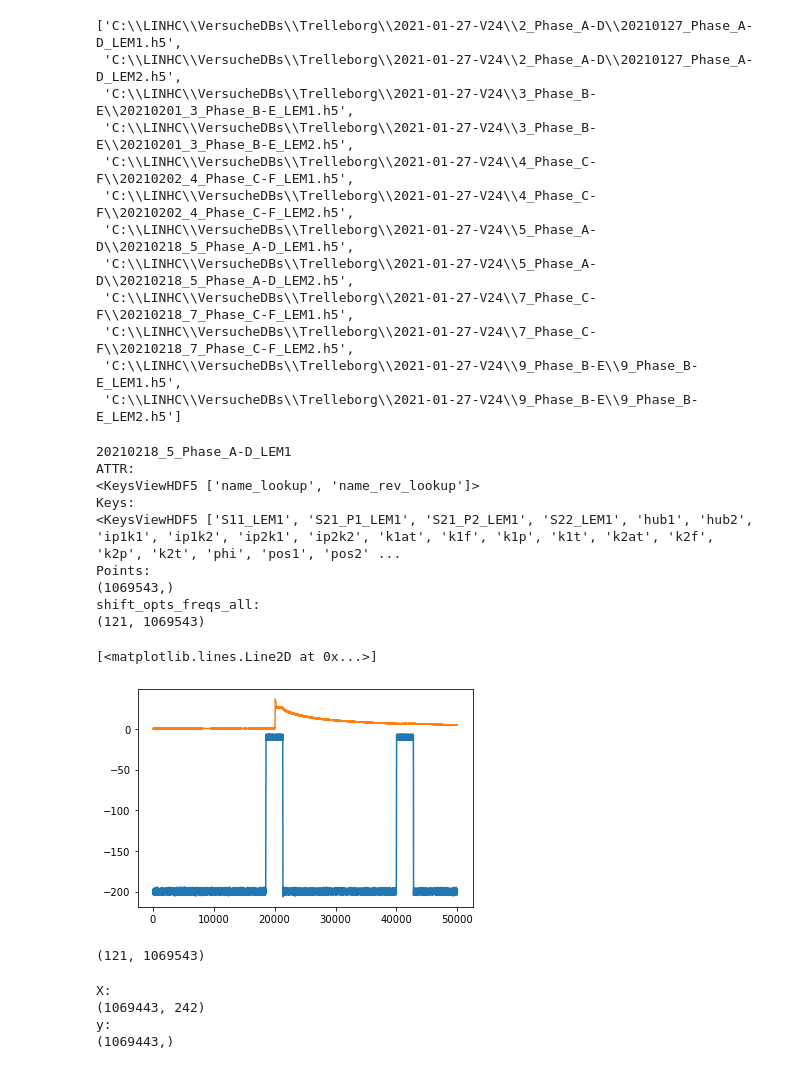
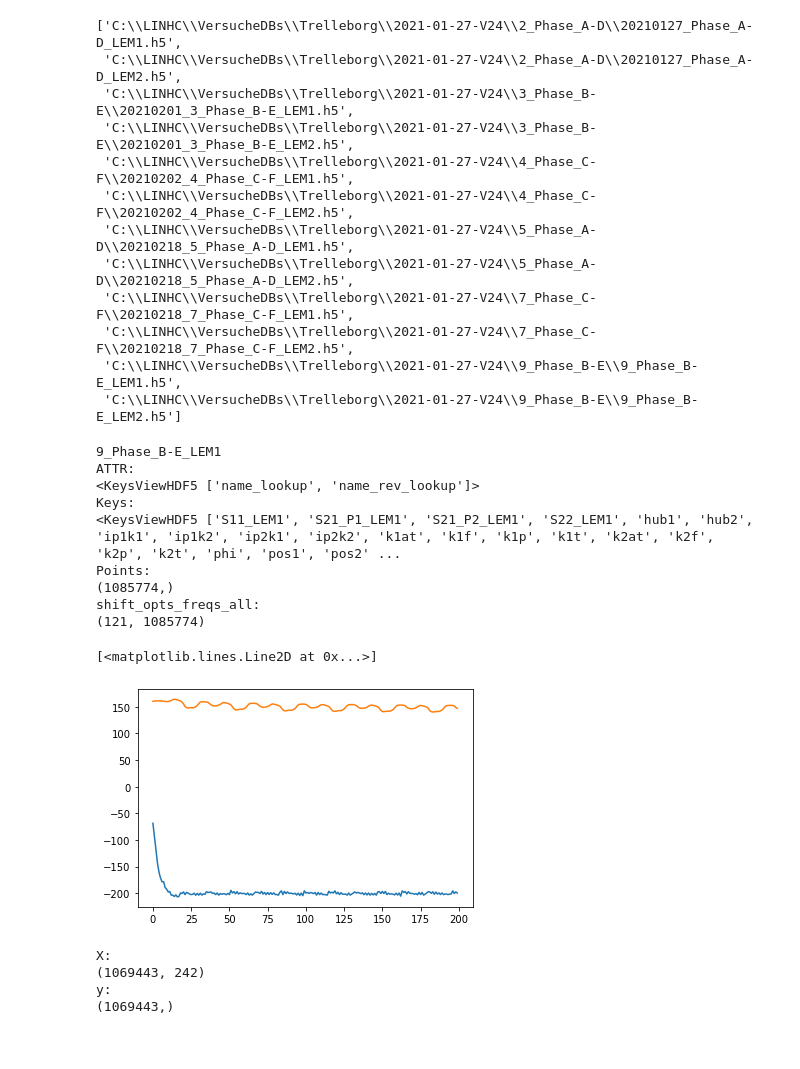
Before and after one commit to chen-xin-94/trelleborg, a Jupyter notebook: scripts/training/NN_ip1k1.ipynb, the cells around one changed output. Saved outputs shown, nothing was run; the diff lists cells and outputs as text; code cells hidden in the pictures.

```diff
--- a/scripts/training/NN_ip1k1.ipynb
+++ b/scripts/training/NN_ip1k1.ipynb
@@ -37,38 +37,39 @@ file_list
  'C:\\LINHC\\VersucheDBs\\Trelleborg\\2021-01-27-V24\\7_Phase_C-F\\20210218_7_Phase_C-F_LEM2.h5',
  'C:\\LINHC\\VersucheDBs\\Trelleborg\\2021-01-27-V24\\9_Phase_B-E\\9_Phase_B-E_LEM1.h5',
  'C:\\LINHC\\VersucheDBs\\Trelleborg\\2021-01-27-V24\\9_Phase_B-E\\9_Phase_B-E_LEM2.h5']
-# %%
-# TODO
-file = file_list[6] # 'C:\\LINHC\\VersucheDBs\\Trelleborg\\2021-01-27-V24\\5_Phase_A-D\\20210218_5_Phase_A-D_LEM1.h5'
-# file = file_list[-2] # 'C:\\LINHC\\VersucheDBs\\Trelleborg\\2021-01-27-V24\\5_Phase_A-D\\9_Phase_B-E_LEM1.h5'
-filename = file.split('\\')[-1][:-3]
-pklName = DIR +'/data/shift_opts_freqs_all/' + filename + '.pkl'
-shift_opts_freqs_all = pickle.load(open(pklName, 'rb'))
-h51 = h5py.File(file, "r")
-
-print(filename)
-print("ATTR:")
-print(h51.attrs.keys())
-print("Keys:")
-print(h51.keys())
-print("Points:")
-print(h51['t'].shape)
-print("shift_opts_freqs_all:")
-print(shift_opts_freqs_all.shape)
-
-plt.plot(h51['spd1'][:50000], label = 'spd')
-plt.plot(h51['ip1k1'][:50000], label = 'ip1k1')
-# plt.legend()
-# %% [output]
-20210218_5_Phase_A-D_LEM1
-ATTR:
-<KeysViewHDF5 ['name_lookup', 'name_rev_lookup']>
-Keys:
-<KeysViewHDF5 ['S11_LEM1', 'S21_P1_LEM1', 'S21_P2_LEM1', 'S22_LEM1', 'hub1', 'hub2', 'ip1k1', 'ip1k2', 'ip2k1', 'ip2k2', 'k1at', 'k1f', 'k1p', 'k1t', 'k2at', 'k2f', 'k2p', 'k2t', 'phi', 'pos1', 'pos2' ...
-Points:
-(1069543,)
-shift_opts_freqs_all:
-(121, 1069543)
-[<matplotlib.lines.Line2D at 0x...>]
-[figure, removed]
+# %%
+# TODO
+file = file_list[-2] # 'C:\\LINHC\\VersucheDBs\\Trelleborg\\2021-01-27-V24\\5_Phase_A-D\\20210218_5_Phase_A-D_LEM1.h5'
+# file = file_list[-2] # 'C:\\LINHC\\VersucheDBs\\Trelleborg\\2021-01-27-V24\\5_Phase_A-D\\9_Phase_B-E_LEM1.h5'
+filename = file.split('\\')[-1][:-3]
+
+pklName = DIR +'/data/shift_opts_freqs_all/' + filename + '.pkl'
+shift_opts_freqs_all = pickle.load(open(pklName, 'rb'))
+
+h51 = h5py.File(file, "r")
+
+print(filename)
+print("ATTR:")
+print(h51.attrs.keys())
+print("Keys:")
+print(h51.keys())
+print("Points:")
+print(h51['t'].shape)
+print("shift_opts_freqs_all:")
+print(shift_opts_freqs_all.shape)
+
+plt.plot(h51['spd1'][:200], label = 'spd')
+plt.plot(h51['ip1k1'][:200], label = 'ip1k1')
+# %% [output]
+9_Phase_B-E_LEM1
+ATTR:
+<KeysViewHDF5 ['name_lookup', 'name_rev_lookup']>
+Keys:
+<KeysViewHDF5 ['S11_LEM1', 'S21_P1_LEM1', 'S21_P2_LEM1', 'S22_LEM1', 'hub1', 'hub2', 'ip1k1', 'ip1k2', 'ip2k1', 'ip2k2', 'k1at', 'k1f', 'k1p', 'k1t', 'k2at', 'k2f', 'k2p', 'k2t', 'phi', 'pos1', 'pos2' ...
+Points:
+(1085774,)
+shift_opts_freqs_all:
+(121, 1085774)
+[<matplotlib.lines.Line2D at 0x...>]
+[figure, added]
 # %%
@@ -88,9 +89,3 @@ if filename in ["20210218_7_Phase_C-F_LEM1","20210218_7_Phase_C-F_LEM2"]:
-# %%
-pklName = DIR + '/data/shift_opts_freqs_all/' + filename + '.pkl'
-shift_opts_freqs_all = pickle.load(open(pklName, 'rb'))
-shift_opts_freqs_all.shape
-# %% [output]
-(121, 1069543)
 # %%
 N = 100 # ignore first N points
 s21 = np.array(h51['S21_P1_LEM1'])
```
Also changed, not shown: parts of 19 cells of this notebook.
